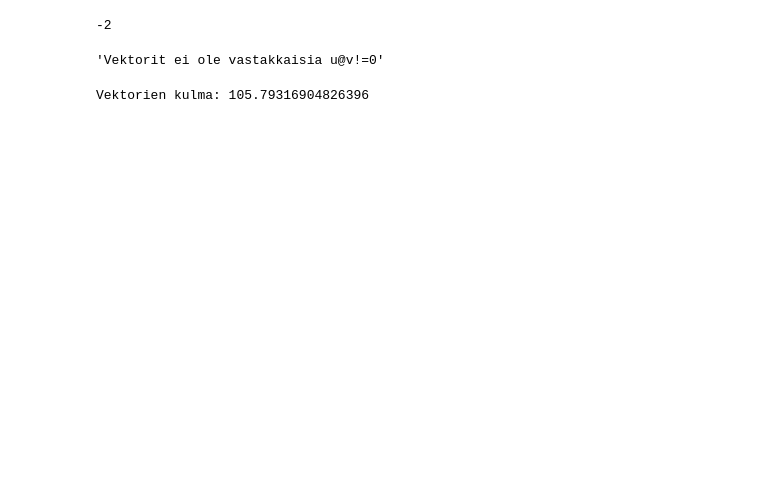
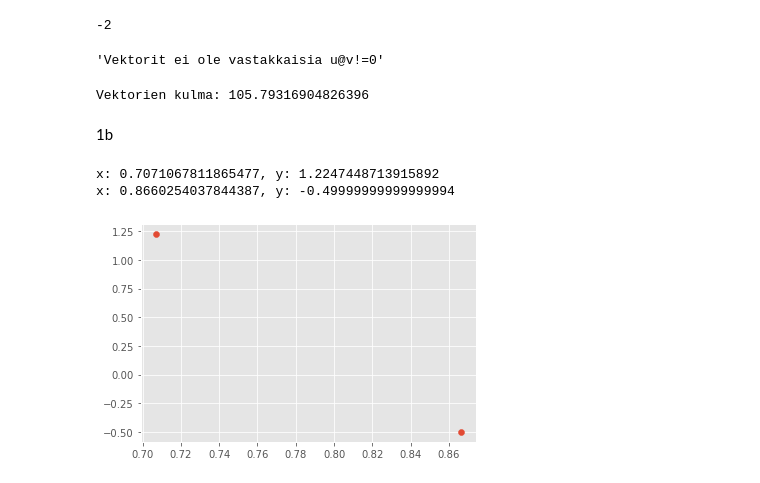
Before and after one commit to SanteriVtj/Matriisilaskenta, a Jupyter notebook: lh_1.ipynb, the cells around one changed output. Cells and saved outputs as stored; diff of their text form; code cells hidden in the pictures; blank space fills up the shorter version.

```diff
--- a/lh_1.ipynb
+++ b/lh_1.ipynb
@@ -1,6 +1,9 @@
 # %%
 import numpy as np
 from math import *
+import matplotlib.pyplot as plt
+from mpl_toolkits.mplot3d import Axes3D
+plt.style.use('ggplot')
 # %% [markdown]
 Laskuharjoitus 1 Tehtävät
 # %%
@@ -20,3 +23,18 @@ print(u@v)
 print(f'Vektorien kulma: {degrees(acos((u @ v) / (vec_len(u)[0] * vec_len(v)[0])))}')
 # %% [output]
 Vektorien kulma: 105.79316904826396
+# %% [markdown]
+1b
+# %%
+x1 = 2 ** (1/2) * cos(pi/3)
+y1 = 2 ** (1/2) * sin(pi/3)
+x2 = 1 * cos(-pi/6)
+y2 = 1 * sin(-pi/6)
+print(f'x: {x1}, y: {y1}')
+print(f'x: {x2}, y: {y2}')
+plt.scatter([x1, x2], [y1, y2])
+plt.show()
+# %% [output]
+x: 0.7071067811865477, y: 1.2247448713915892
+x: 0.8660254037844387, y: -0.49999999999999994
+[figure, added]
```
Also changed, not shown: parts of 3 cells of this notebook, 1 other file.
